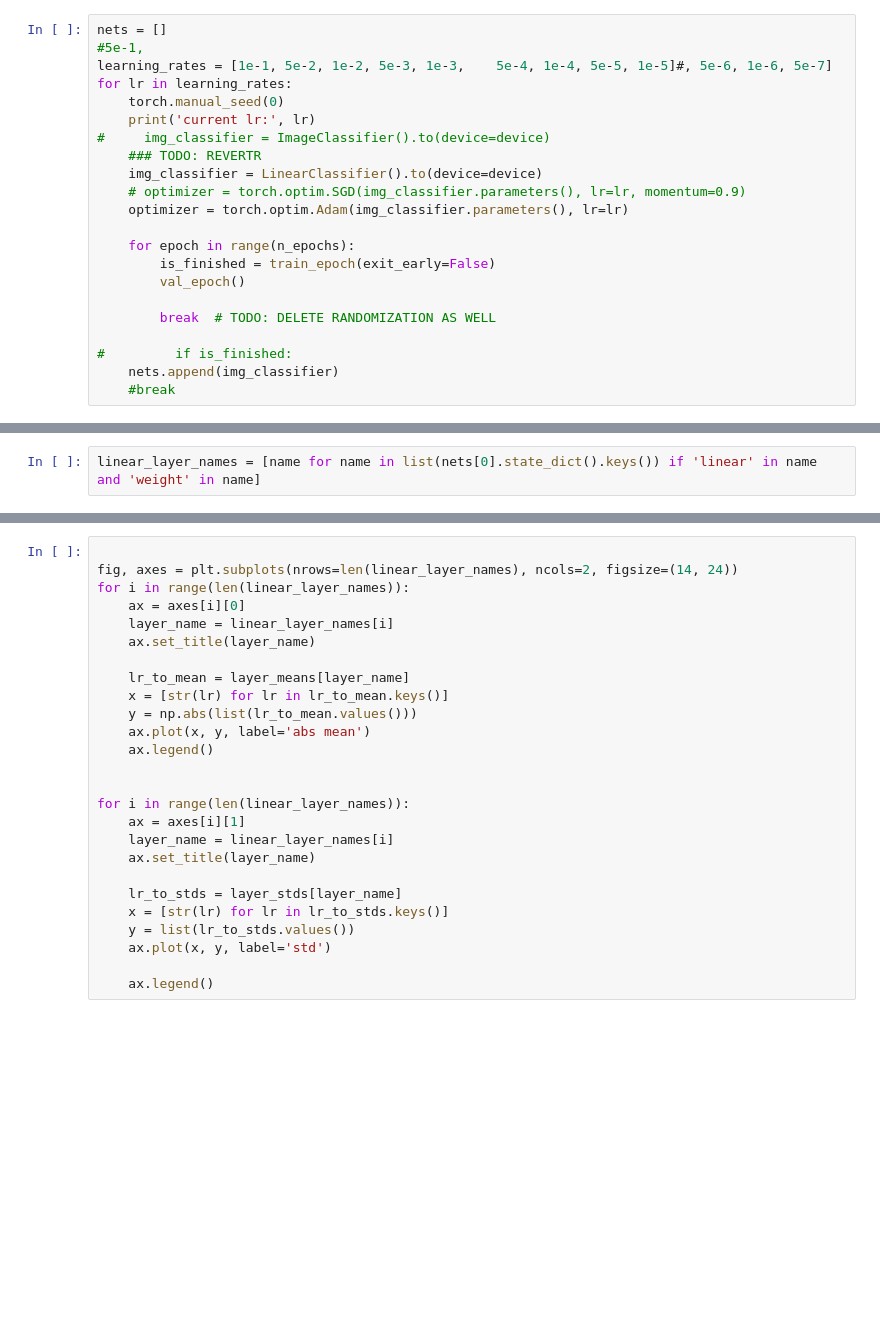
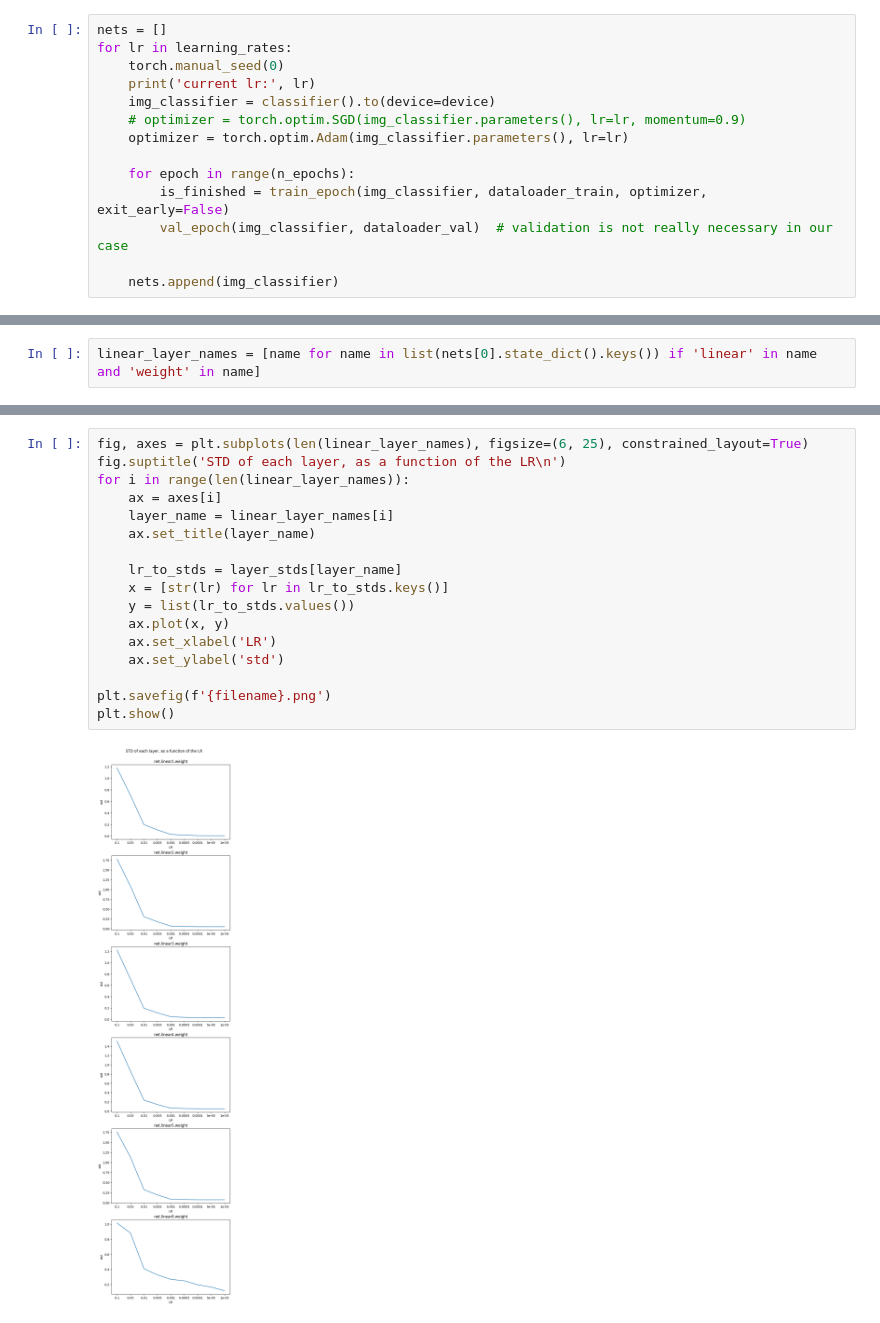
Before and after one commit to putskan/lr_reverse_engineer, a Jupyter notebook: lr_reverse_engineer.ipynb, the cells around one changed output, grey strips where cells are left out. Cells and saved outputs as stored; diff of their text form; blank space fills up the shorter version.

```diff
--- a/lr_reverse_engineer.ipynb
+++ b/lr_reverse_engineer.ipynb
@@ -126,22 +147,14 @@ def val_epoch():
 # %%
 nets = []
-#5e-1,
-learning_rates = [1e-1, 5e-2, 1e-2, 5e-3, 1e-3,    5e-4, 1e-4, 5e-5, 1e-5]#, 5e-6, 1e-6, 5e-7]
 for lr in learning_rates:
     torch.manual_seed(0)
     print('current lr:', lr)
-#     img_classifier = ImageClassifier().to(device=device)
-    ### TODO: REVERTR
-    img_classifier = LinearClassifier().to(device=device)
+    img_classifier = classifier().to(device=device)
     # optimizer = torch.optim.SGD(img_classifier.parameters(), lr=lr, momentum=0.9)
     optimizer = torch.optim.Adam(img_classifier.parameters(), lr=lr)
 
     for epoch in range(n_epochs):
-        is_finished = train_epoch(exit_early=False)
-        val_epoch()
+        is_finished = train_epoch(img_classifier, dataloader_train, optimizer, exit_early=False)
+        val_epoch(img_classifier, dataloader_val)  # validation is not really necessary in our case
 
-        break  # TODO: DELETE RANDOMIZATION AS WELL
-
-#         if is_finished:
     nets.append(img_classifier)
-    #break
@@ -165,27 +198,20 @@ for i, net in enumerate(nets):
 # %%
-
-fig, axes = plt.subplots(nrows=len(linear_layer_names), ncols=2, figsize=(14, 24))
+fig, axes = plt.subplots(len(linear_layer_names), figsize=(6, 25), constrained_layout=True)
+fig.suptitle('STD of each layer, as a function of the LR\n')
 for i in range(len(linear_layer_names)):
-    ax = axes[i][0]
-    layer_name = linear_layer_names[i]
-    ax.set_title(layer_name)
-
-    lr_to_mean = layer_means[layer_name]
-    x = [str(lr) for lr in lr_to_mean.keys()]
-    y = np.abs(list(lr_to_mean.values()))
-    ax.plot(x, y, label='abs mean')
-    ax.legend()
-
-
-for i in range(len(linear_layer_names)):
-    ax = axes[i][1]
+    ax = axes[i]
     layer_name = linear_layer_names[i]
     ax.set_title(layer_name)
 
     lr_to_stds = layer_stds[layer_name]
     x = [str(lr) for lr in lr_to_stds.keys()]
     y = list(lr_to_stds.values())
-    ax.plot(x, y, label='std')
+    ax.plot(x, y)
+    ax.set_xlabel('LR')
+    ax.set_ylabel('std')
 
-    ax.legend()
+plt.savefig(f'{filename}.png')
+plt.show()
+# %% [output]
+[figure, added]
 # %%
```
Also changed, not shown: parts of 14 cells of this notebook.
